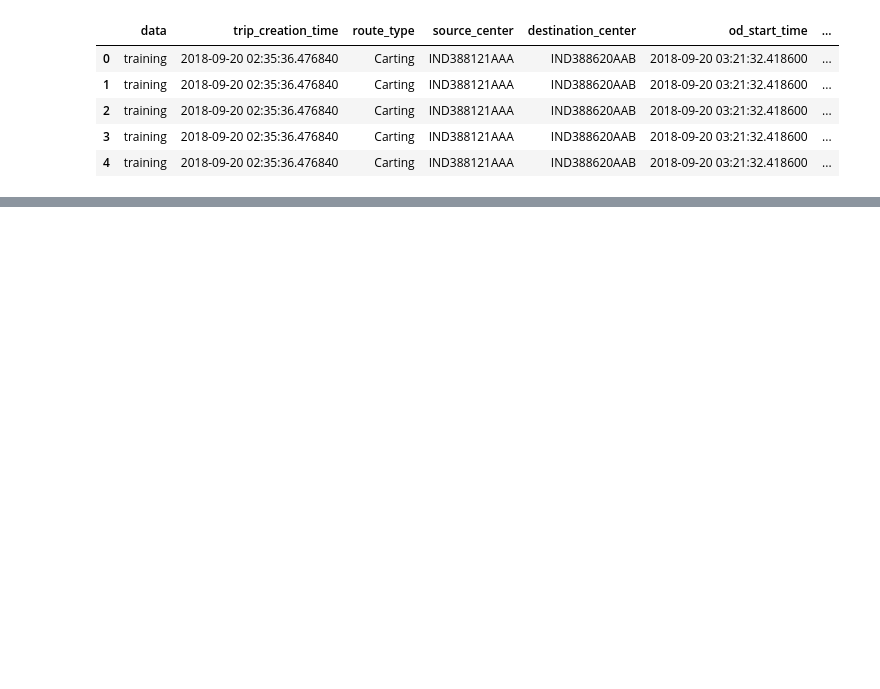
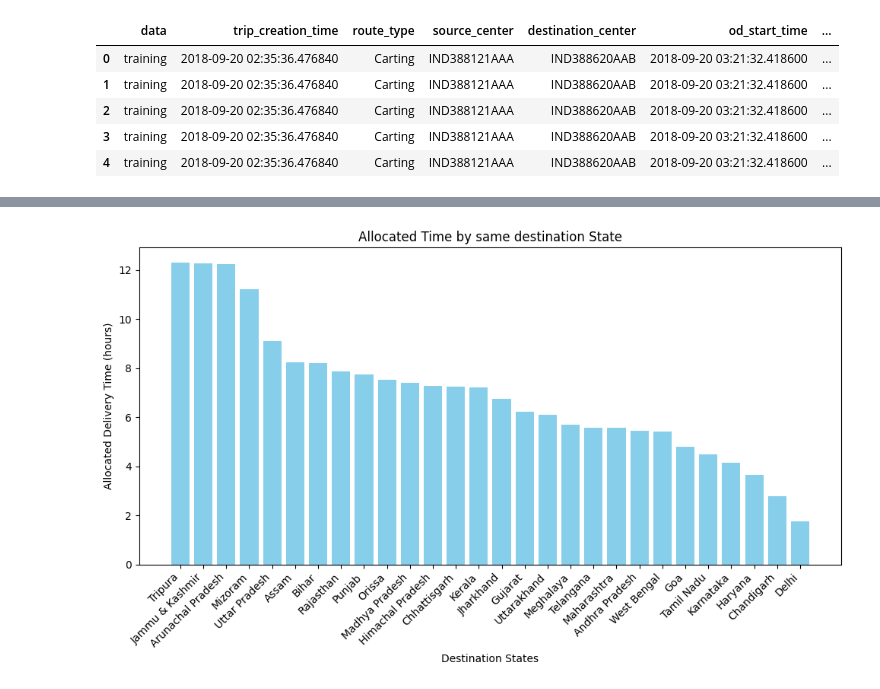
Before and after one commit to nikhilbansal23/DeliveryMarketModelling, a Jupyter notebook: Delivery_Market_Modeling.ipynb, the cells around one changed output, grey strips where cells are left out. Cells and saved outputs as stored; diff of their text form; code cells hidden in the pictures; blank space fills up the shorter version.

```diff
--- a/Delivery_Market_Modeling.ipynb
+++ b/Delivery_Market_Modeling.ipynb
@@ -521,0 +563,23 @@ df.head()
+# %%
+# Calculate the allocated time in hours
+df['allocated_time_hours'] = (df['cutoff_timestamp'] - df['trip_creation_time']).dt.total_seconds() / 3600
+# %%
+# Calculate average delivery time for each state
+# Filter DataFrame to include only rows where source and destination states are same
+df_different_states = df[df['source_states'] == df['destination_states']]
+
+average_delivery_time_by_state = df_different_states.groupby('destination_states')['allocated_time_hours'].mean().reset_index()
+
+average_delivery_time_by_state_sorted = average_delivery_time_by_state.sort_values(by='allocated_time_hours', ascending=False)
+
+# Plot the average delivery time for each state
+plt.figure(figsize=(10, 6))
+plt.bar(average_delivery_time_by_state_sorted['destination_states'], average_delivery_time_by_state_sorted['allocated_time_hours'], color='skyblue')
+plt.title('Allocated Time by same destination State')
+plt.xlabel('Destination States')
+plt.ylabel('Allocated Delivery Time (hours)')
+plt.xticks(rotation=45, ha='right')
+plt.tight_layout()
+plt.show()
+# %% [output]
+[figure, added]
```
Also changed, not shown: parts of 6 cells of this notebook.
